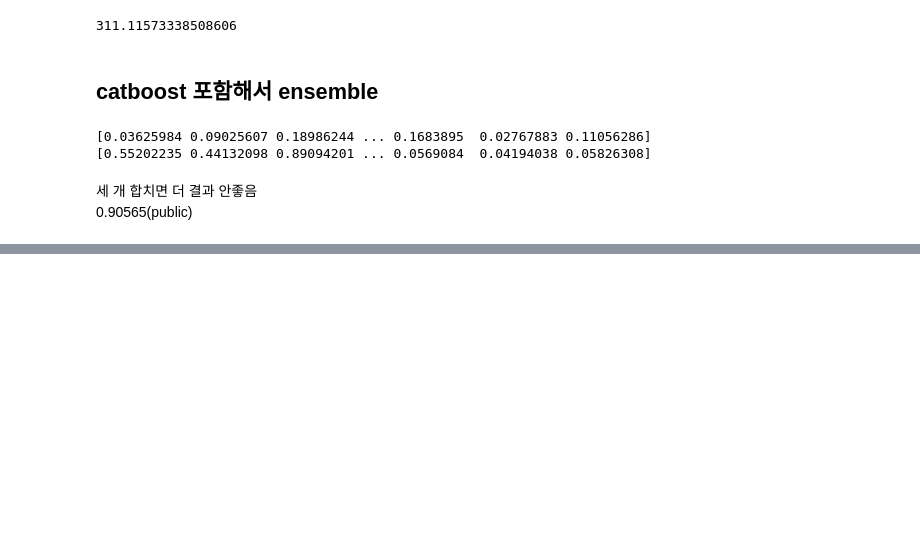
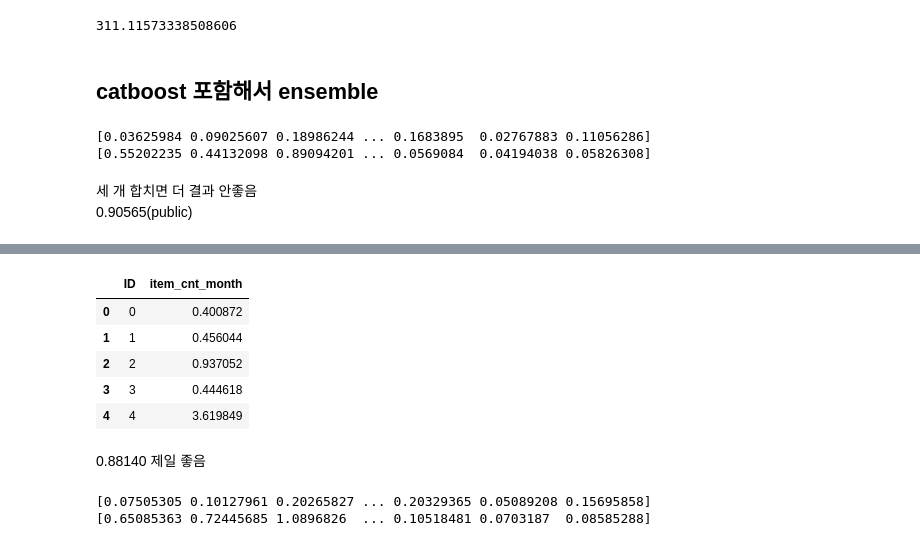
Before and after one commit to JaeHeee/AIFFEL_Merona, a Jupyter notebook: JY/practice_reg_2.ipynb, the cells around one changed output, grey strips where cells are left out. Drawn from its saved outputs; the diff is of its cells as text; code cells hidden in the pictures; blank space fills up the shorter version.

```diff
--- a/JY/practice_reg_2.ipynb
+++ b/JY/practice_reg_2.ipynb
@@ -789,0 +822,13 @@ submission_for_ensemble('xgb,lgbm,cat',messages,Y_test)
+# %%
+sub = pd.read_csv(reg_2_dir+'merona_finali_submission_except_lasso_catboost_with_sm_xgb.csv')
+# %%
+sub.head(5)
+# %% [output]
+|  | ID | item_cnt_month |
+| 0 | 0 | 0.400872 |
+| 1 | 1 | 0.456044 |
+| 2 | 2 | 0.937052 |
+| 3 | 3 | 0.444618 |
+| 4 | 4 | 3.619849 |
+# %% [markdown]
+0.88140 제일 좋음
@@ -789,0 +842,11 @@ submission_for_ensemble('xgb,lgbm,cat',messages,Y_test)
+# %%
+preds = [cnn_lstm_pred,cnn_pred]
+tests = [cnn_lstm_test,cnn_test]
+Y_pred = AveragingBlending(preds).clip(0, 20)
+Y_test = AveragingBlending(tests).clip(0, 20)
+print(Y_pred)
+print(Y_test)
+submission_for_ensemble('cnn,cnn_lstm','',Y_test)
+# %% [output]
+[0.07505305 0.10127961 0.20265827 ... 0.20329365 0.05089208 0.15695858]
+[0.65085363 0.72445685 1.0896826  ... 0.10518481 0.0703187  0.08585288]
```
Also changed, not shown: parts of 15 cells of this notebook.
